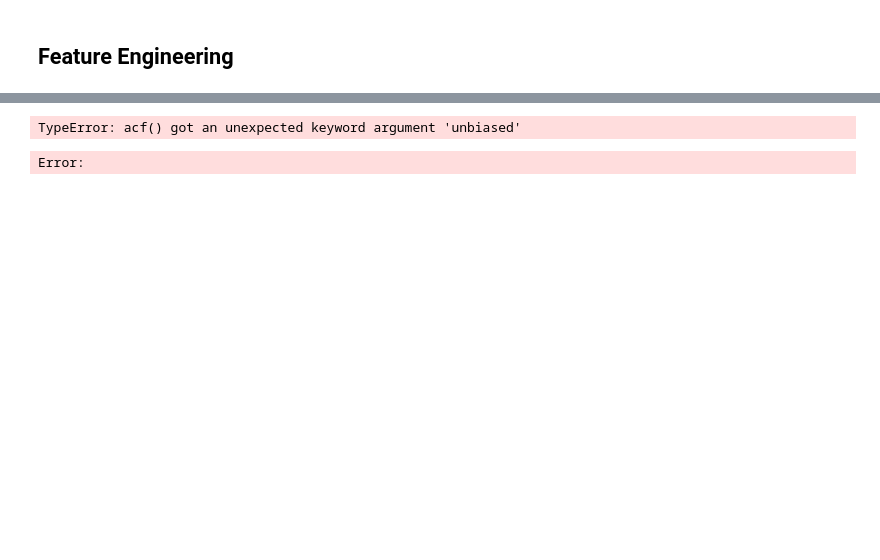
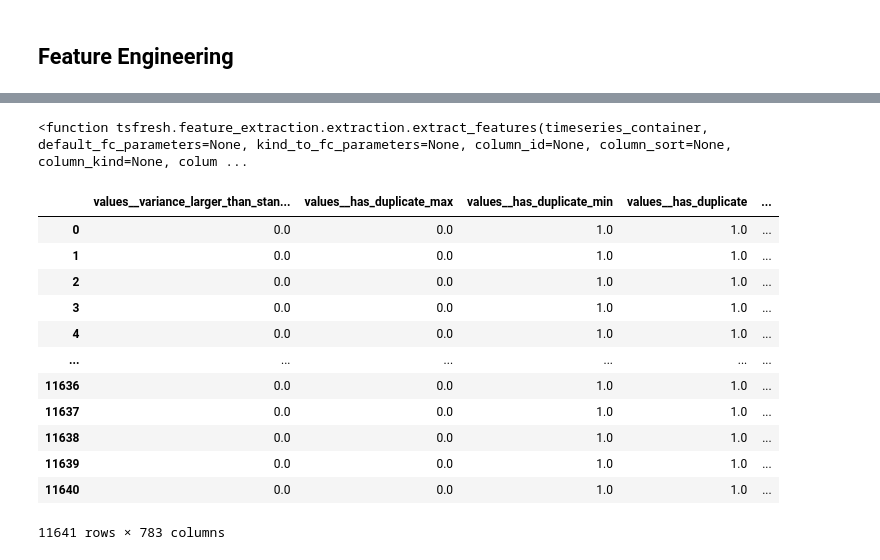
Before and after one commit to lpancorbo/ETHZ-PROJECT-ecg-representation-learning, a Jupyter notebook: Project 2/Part 1/ClassicMachineLearning.ipynb, the cells around one changed output, grey strips where cells are left out. Cells and saved outputs as stored; diff of their text form; code cells hidden in the pictures; blank space fills up the shorter version.

```diff
--- a/Project 2/Part 1/ClassicMachineLearning.ipynb
+++ b/Project 2/Part 1/ClassicMachineLearning.ipynb
@@ -171,0 +141,15 @@ X_train.head()
+# %%
+df_train = pd.read_csv('ptbdb_train.csv', header=None)
+
+#Separate labels from timeseries
+X_train = df_train.iloc[:, :-1]
+y_train = df_train.iloc[:, -1]
+
+melted_df = X_train.melt(var_name='time', value_name='values')
+
+# Add an 'id' column to indicate the time series number
+melted_df['id'] = melted_df.groupby('time').cumcount()
+
+# Reorder columns
+timeseries = melted_df[['id', 'time', 'values']]
+timeseries
@@ -172,14 +187,27 @@ X_train.head()
+# %%
+from tsfresh import extract_features
+extracted_features = extract_features(timeseries, column_id="id", column_sort="time")
+# %% [output]
+<function tsfresh.feature_extraction.extraction.extract_features(timeseries_container, default_fc_parameters=None, kind_to_fc_parameters=None, column_id=None, column_sort=None, column_kind=None, colum ...
+# %%
+extracted_features
+# %% [output]
+|  | values__variance_larger_than_stan... | values__has_duplicate_max | values__has_duplicate_min | values__has_duplicate | ... |
+| 0 | 0.0 | 0.0 | 1.0 | 1.0 | ... |
+| 1 | 0.0 | 0.0 | 1.0 | 1.0 | ... |
+| 2 | 0.0 | 0.0 | 1.0 | 1.0 | ... |
+| 3 | 0.0 | 0.0 | 1.0 | 1.0 | ... |
+| 4 | 0.0 | 0.0 | 1.0 | 1.0 | ... |
+| ... | ... | ... | ... | ... | ... |
+| 11636 | 0.0 | 0.0 | 1.0 | 1.0 | ... |
+| 11637 | 0.0 | 0.0 | 1.0 | 1.0 | ... |
+| 11638 | 0.0 | 0.0 | 1.0 | 1.0 | ... |
+| 11639 | 0.0 | 0.0 | 1.0 | 1.0 | ... |
+| 11640 | 0.0 | 0.0 | 1.0 | 1.0 | ... |
+11641 rows × 783 columns
 # %%
-from tsfresh import extract_features
 from tsfresh import select_features
 from tsfresh.utilities.dataframe_functions import impute
 
-#extract features from train data
-X_train_augmented = extract_features(X_train, column_id='id', column_sort='variable')
-
-
 impute(extracted_features)
-features_filtered = select_features(extracted_features, y)
+features_filtered = select_features(extracted_features, y_series)
-# %% [output]
-TypeError: acf() got an unexpected keyword argument 'unbiased'
-Error:
```
Also changed, not shown: parts of 14 cells of this notebook, 2 other files.
